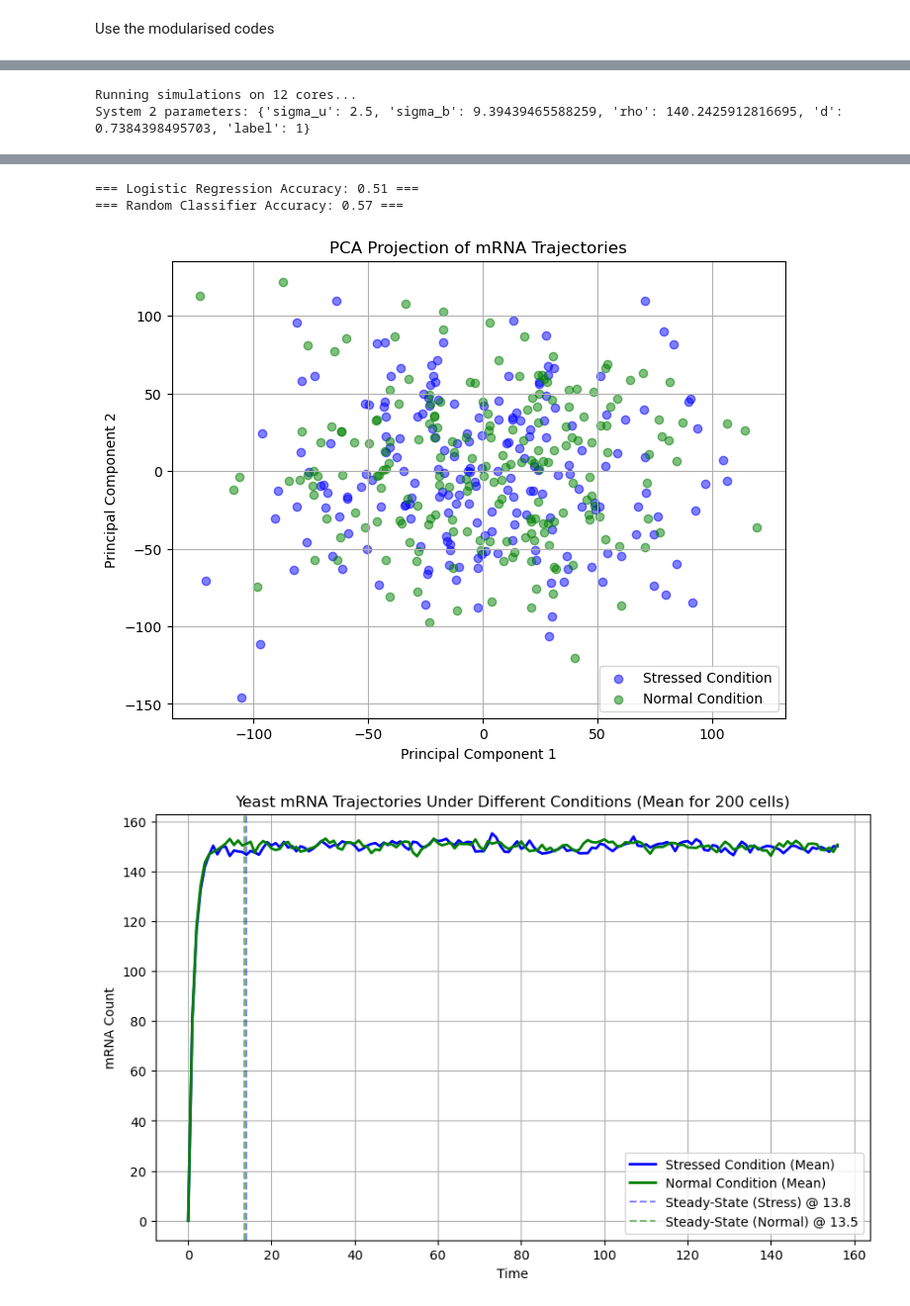
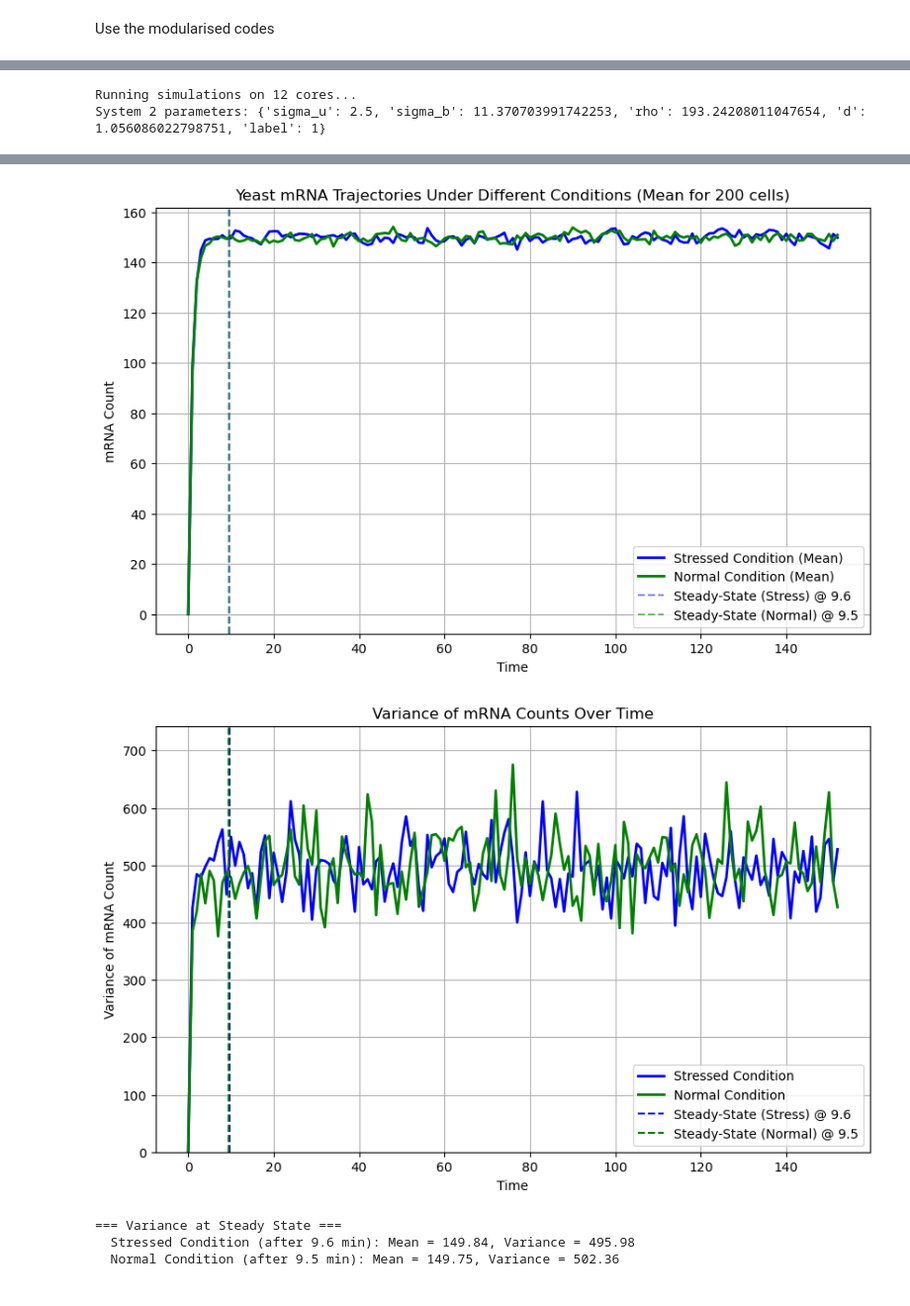
Before and after one commit to GrignardReagent/SSA, a Jupyter notebook: notebooks/WIP_auto_cross-correlation.ipynb, the cells around one changed output, grey strips where cells are left out. Shown at 99% size. Drawn from its saved outputs; the diff is of its cells as text; code cells hidden in the pictures.

```diff
--- a/notebooks/WIP_auto_cross-correlation.ipynb
+++ b/notebooks/WIP_auto_cross-correlation.ipynb
@@ -264,7 +280,7 @@ from simulation.mean_var_autocorr import find_parameters
 # Targets
 mu_target = 150.0
 variance_target = 500.0
-autocorr_target = 0.5
+autocorr_target = 1 / np.exp(1)  # autocorr at lag 1 is
 
 # Example usage
 parameters = {
@@ -346,17 +364,12 @@ normal_trajectories = df_results[df_results['label'] == 1].iloc[:, 1:].values  #
 
 # report the mean and variance of the mRNA counts at steady state
 report =  statistical_report(parameter_sets, stress_trajectories, normal_trajectories)
-X_train, X_test, y_train, y_test = load_and_split_data(output_file)
-svm_accuracy = svm_classifier(X_train, X_test, y_train, y_test)
-rf_accuracy = random_forest_classifier(X_train, X_test, y_train, y_test)
-log_reg_accuracy = logistic_regression_classifier(X_train, X_test, y_train, y_test)
-random_accuracy = random_classifier(y_test)
-pca_plot(output_file)
 
 # Plots
 plot_mRNA_trajectory(parameter_sets, extended_time_points, stress_trajectories, normal_trajectories)
 plot_mRNA_variance(parameter_sets, extended_time_points, stress_trajectories, normal_trajectories)
 plot_mRNA_dist(parameter_sets, stress_trajectories, normal_trajectories)
-plot_autocrosscorr(parameter_sets, stress_trajectories, normal_trajectories)
+plot_autocorr(parameter_sets, stress_trajectories, normal_trajectories)
+plot_crosscorr(parameter_sets, normal_trajectories, stress_trajectories)
 # %% [output]
 Running simulations on 12 cores...
@@ -364,5 +377,5 @@ System 1 parameters: {'sigma_u': 5.0, 'sigma_b': 12.645186733759637, 'rho': 151.
 Running simulations on 12 cores...
-System 2 parameters: {'sigma_u': 2.5, 'sigma_b': 9.39439465588259, 'rho': 140.2425912816695, 'd': 0.7384398495703, 'label': 1}
+System 2 parameters: {'sigma_u': 2.5, 'sigma_b': 11.370703991742253, 'rho': 193.24208011047654, 'd': 1.056086022798751, 'label': 1}
 === Statistical Report ===
 
 📊 **Steady-State Statistics:**
@@ -385,4 +389,5 @@ Please also refer to the documentation for alternative solver options:
-=== Logistic Regression Accuracy: 0.51 ===
-=== Random Classifier Accuracy: 0.57 ===
-[figure, old version]
+[figure, new version]
-[figure, old version]
+[figure, new version]
+=== Variance at Steady State ===
+  Stressed Condition (after 9.6 min): Mean = 149.84, Variance = 495.98
+  Normal Condition (after 9.5 min): Mean = 149.75, Variance = 502.36
```
Also changed, not shown: parts of 8 cells of this notebook, 5 other files.
